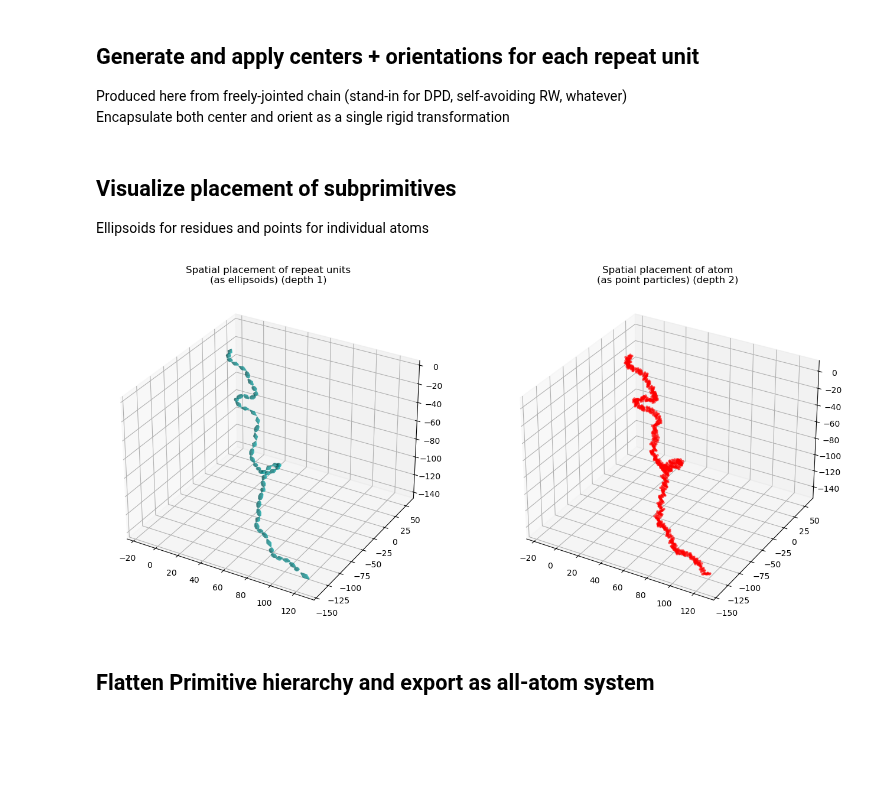
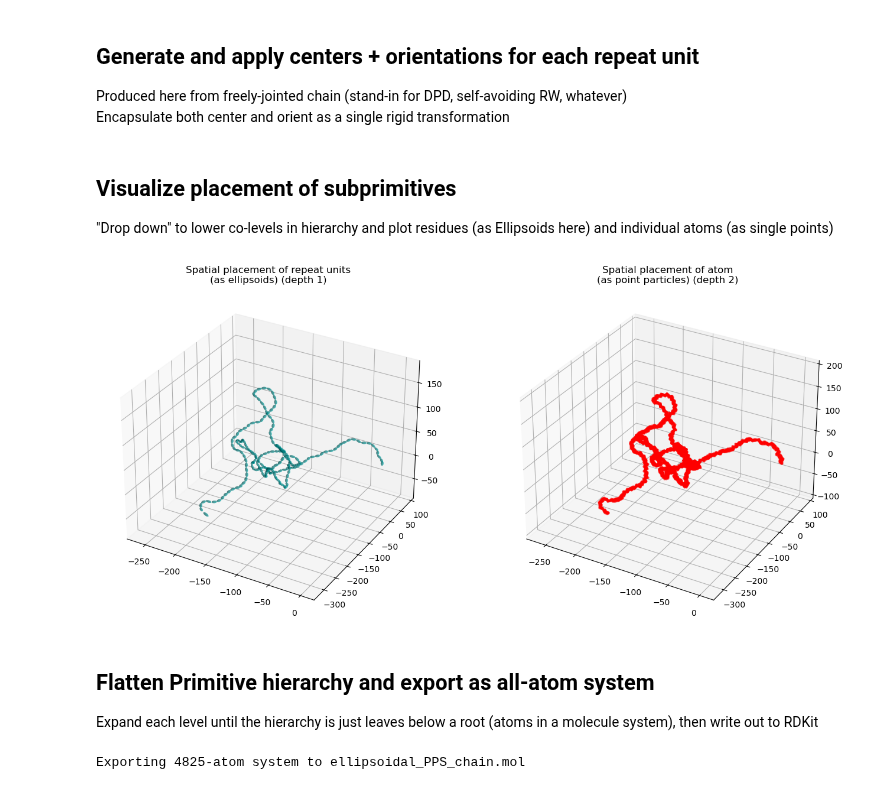
Before and after one commit to StephMcCallum/mupt-examples, a Jupyter notebook: ellipsoidal_chain_placement.ipynb, the cells around one changed output. Drawn from its saved outputs; the diff is of its cells as text; code cells hidden in the pictures; blank space fills up the shorter version.

```diff
--- a/ellipsoidal_chain_placement.ipynb
+++ b/ellipsoidal_chain_placement.ipynb
@@ -141,3 +190,3 @@ for handle, placement in builder.generate_placements(molprim):
 # %% [markdown]
 ## Visualize placement of subprimitives
-Ellipsoids for residues and points for individual atoms
+"Drop down" to lower co-levels in hierarchy and plot residues (as Ellipsoids here) and individual atoms (as single points)
@@ -148,30 +193,30 @@ molprim.rigidly_transform(random_rot)
 # %%
+# NBVAL_SKIP
 from anytree.iterators import LevelOrderGroupIter
 
 import matplotlib.pyplot as plt
 # %matplotlib ipympl
-
 
 scale : float=16
 aspect : float = 1/2
 plt.close()
 fig = plt.figure(figsize=(scale, scale*aspect))
 fig.canvas.header_visible = False
 
-levels : dict[int, tuple[Primitive]] = {i : grp for i, grp in enumerate(LevelOrderGroupIter(molprim))}
+levels : dict[int, tuple[Primitive]] = {i : grp for i, grp in enumerate(LevelOrderGroupIter(univprim))}
 
 ellip_depth : int = 1
 ax_ellip = fig.add_subplot(1, 2, ellip_depth, projection='3d')
 ax_ellip.autoscale(enable=True)
 ax_ellip.set_title(f'Spatial placement of repeat units\n(as ellipsoids) (depth {ellip_depth})')
 for res_prim in levels[ellip_depth]:
-    _ = ax_ellip.plot_surface(*res_prim.shape.surface_mesh(5, 5).T, color='c', alpha=0.5)
+    _ = ax_ellip.plot_surface(*res_prim.shape.surface_mesh(10, 10).T, color='c', alpha=0.5)
 
 atom_depth : int = 2
 ax_atomic = fig.add_subplot(1, 2, atom_depth, projection='3d')
 ax_atomic.autoscale(enable=True)
 ax_atomic.set_title(f'Spatial placement of atom\n(as point particles) (depth {atom_depth})')
 for res_prim in levels[atom_depth]:
     _ = ax_atomic.scatter(*res_prim.shape.positions.T, color='r', marker='.', alpha=0.5)
 # %% [output]
-[figure, old version]
+[figure, new version]
@@ -178,9 +227,15 @@ for res_prim in levels[atom_depth]:
 # %% [markdown]
 ## Flatten Primitive hierarchy and export as all-atom system
+Expand each level until the hierarchy is just leaves below a root (atoms in a molecule system), then write out to RDKit
 # %%
 from rdkit.Chem import MolToMolFile
 from mupt.interfaces.rdkit import primitive_to_rdkit
 
 
-chain : Mol = primitive_to_rdkit(molprim) # NOTE: this doesn't work ATM; proofing pseudo-code here to show what this ought to look like
-MolToMolFile(chain, 'ellipsoidal_PPS_chain.mol')
+save_path : str = 'ellipsoidal_PPS_chain.mol'
+chain : Mol = primitive_to_rdkit(univprim)
+
+print(f'Exporting {chain.GetNumAtoms()}-atom system to {save_path}')
+MolToMolFile(chain, save_path)
+# %% [output]
+Exporting 4825-atom system to ellipsoidal_PPS_chain.mol
```
Also changed, not shown: parts of 6 cells of this notebook.
